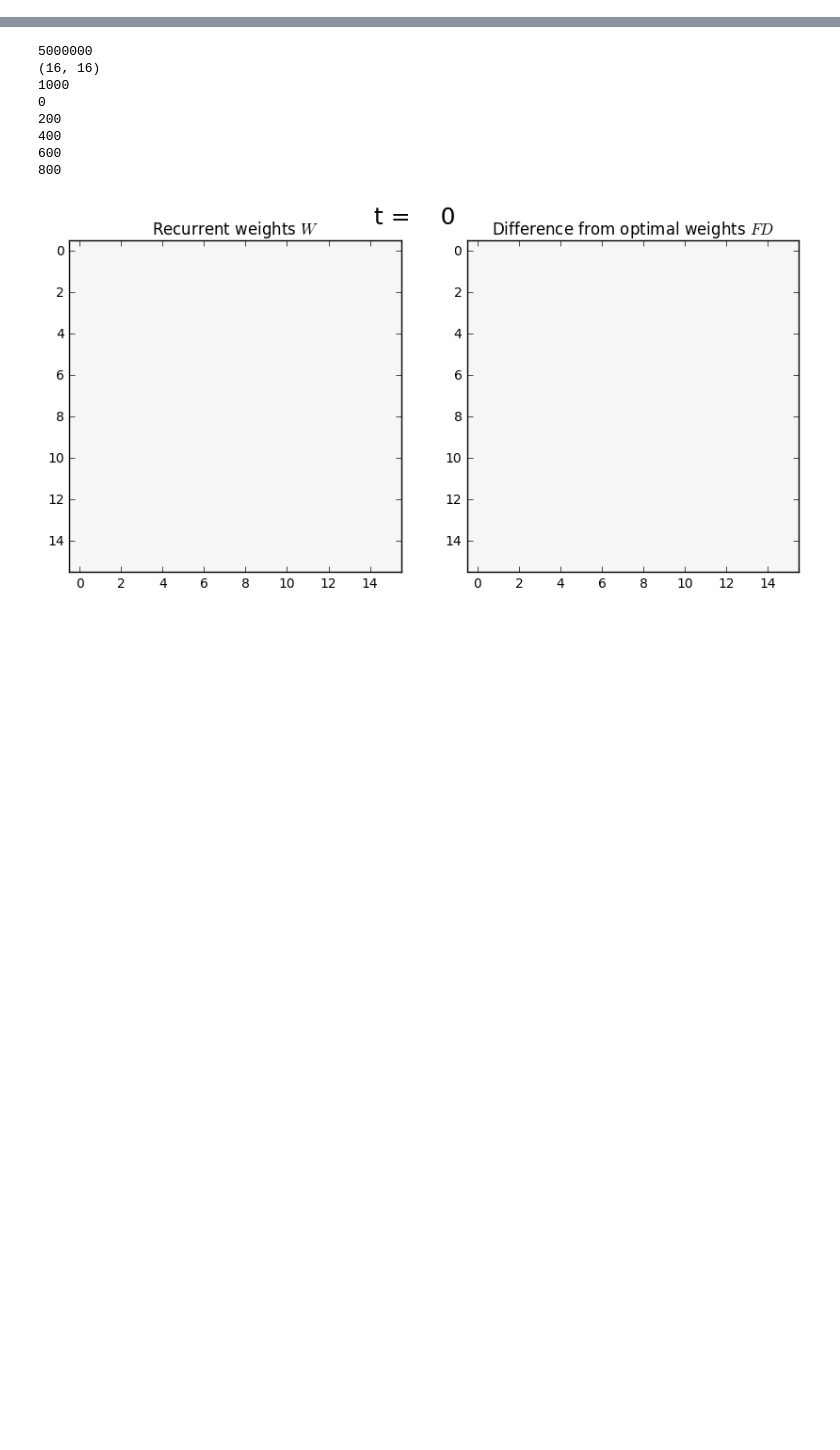
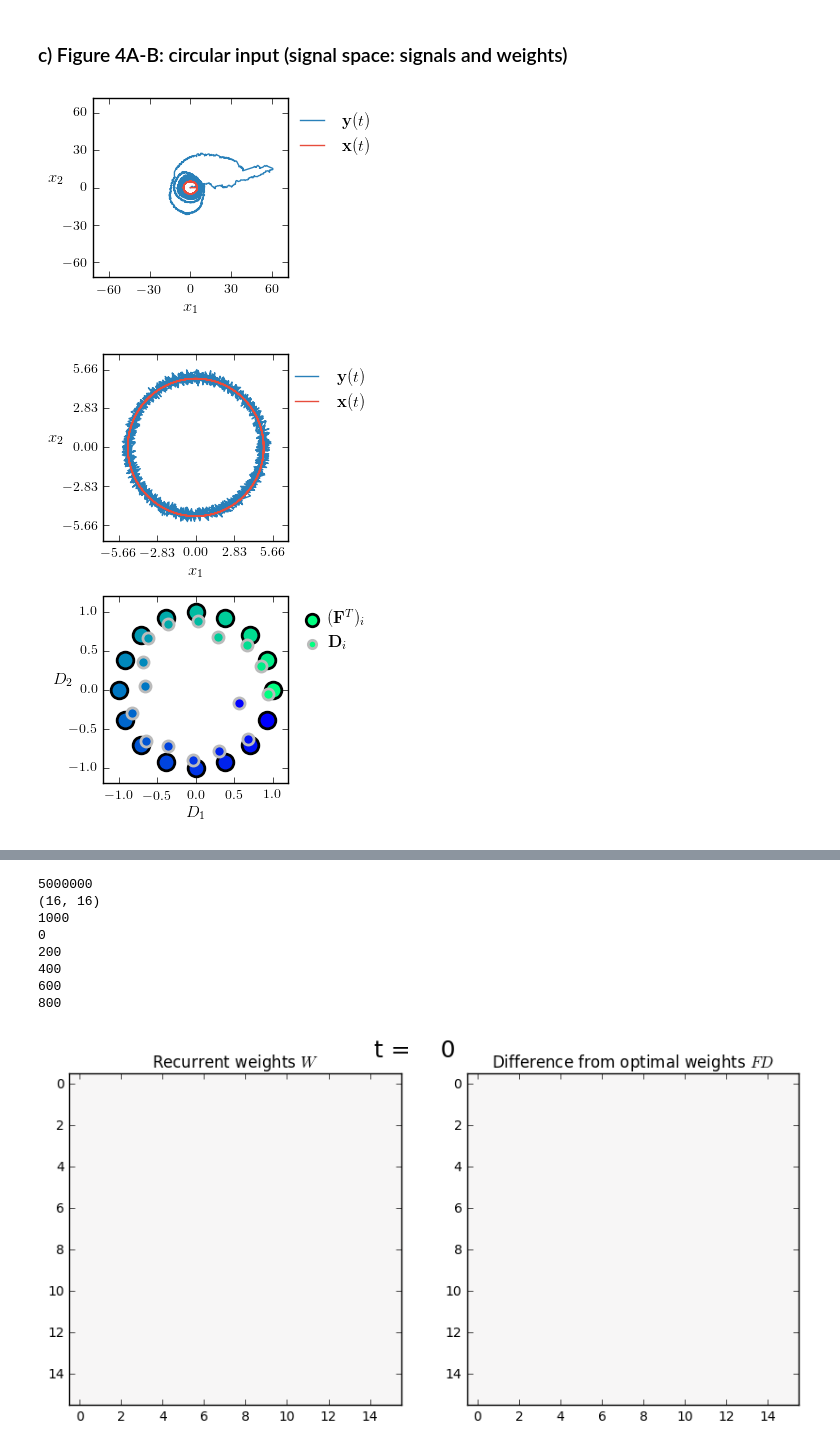
Before and after one commit to degoldschmidt/network-rotation, a Jupyter notebook: Learning2D.ipynb, the cells around one changed output, grey strips where cells are left out. Drawn from its saved outputs; the diff is of its cells as text; code cells hidden in the pictures; blank space fills up the shorter version.

```diff
--- a/Learning2D.ipynb
+++ b/Learning2D.ipynb
@@ -540,0 +420,32 @@ Mean scaling: 1.0
+# %%
+### MATPLOTLIB
+from matplotlib import rc
+rc('text', usetex=True)
+import matplotlib.pyplot as plt
+from matplotlib.legend_handler import HandlerLine2D
+import matplotlib.image as mpimg
+%matplotlib inline
+
+### SCIPY
+from scipy.interpolate import UnivariateSpline
+
+import svgutils.transform as sg
+from basic_units import radians, degrees, cos
+
+### DEFINE COLORS (FLAT UI & RAINBOW)
+flatui = {  'alizarin'   : "#e74c3c",
+            'peter_river': "#3498db",
+            'emerald'    : "#2ecc71",
+            'sunflower'  : "#f1c40f",
+            'carrot'     : "#e67e22",
+            'amethyst'   : "#9b59b6",
+            'turquoise'  : "#1abc9c",
+            'wet_asphalt': "#34495e",
+            'pomegranate': "#c0392b",
+            'belize_hole': "#2980b9",
+            'orange'     : "#f39c12"
+        }
+N       = 16
+rainbow = plt.get_cmap('rainbow', N)
+winter  = plt.get_cmap('winter_r', N)
+curcmap = winter
@@ -540,0 +648,16 @@ Mean scaling: 1.0
+# %% [markdown]
+### c) Figure 4A-B: circular input (signal space: signals and weights)
+# %%
+start = [int((0.)/dt), int(50./dt)]
+f, ax = plot_signal_weights(circ, y, F, D, 60., 1., start, True)
+plt.tight_layout()
+f.savefig("./plots/Fig4leftup.svg", dpi=900)
+plt.show()
+end = [int((T-50.)/dt), int(T/dt)]
+f, ax = plot_signal_weights(circ, y, F, D, np.amax(y[:,end[0]:]), 1., end)
+plt.tight_layout()
+f.savefig("./plots/Fig4leftdown.svg", dpi=900)
+plt.show()
+# %% [output]
+[figure, added]
+[figure, added]
```
Also changed, not shown: parts of 37 cells of this notebook, 3 other files.
